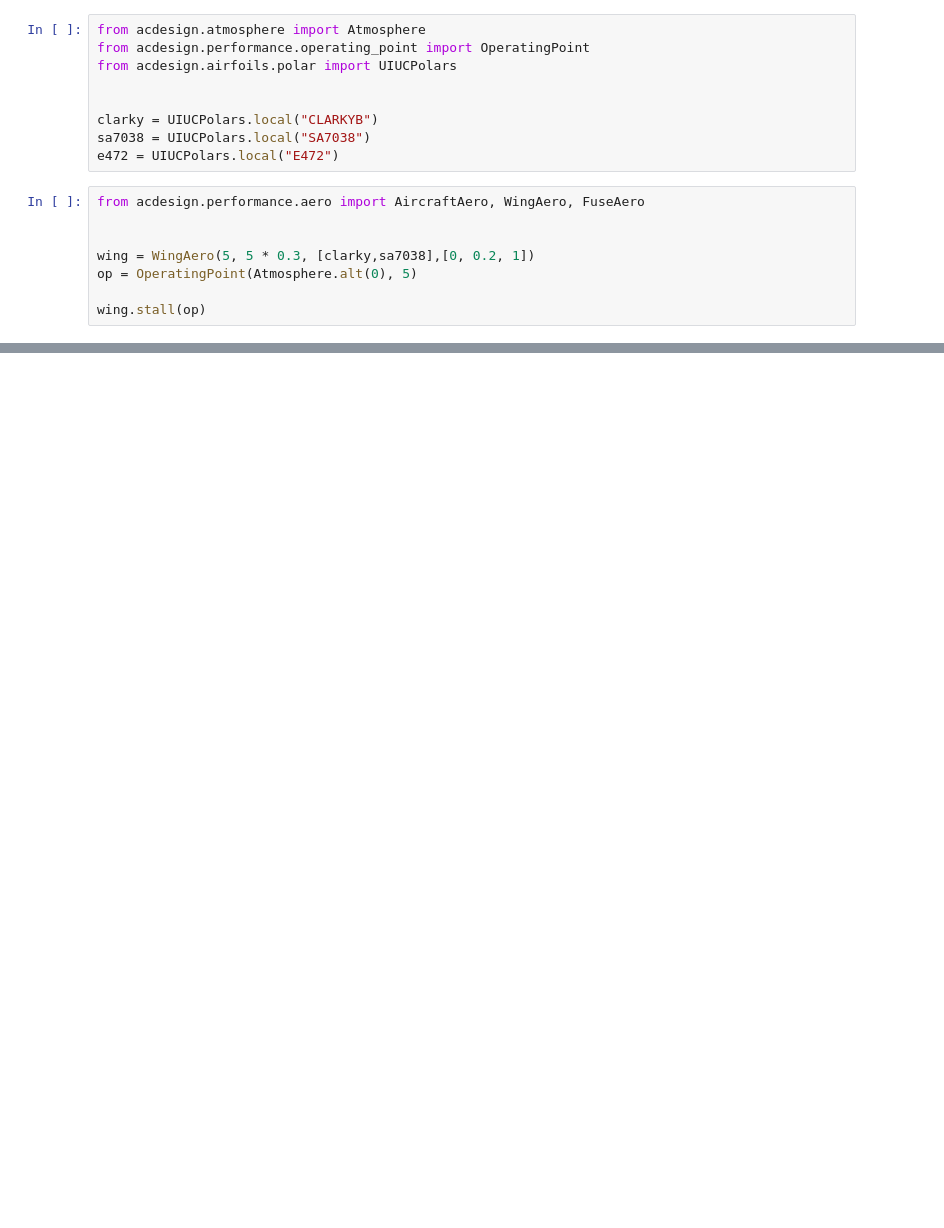
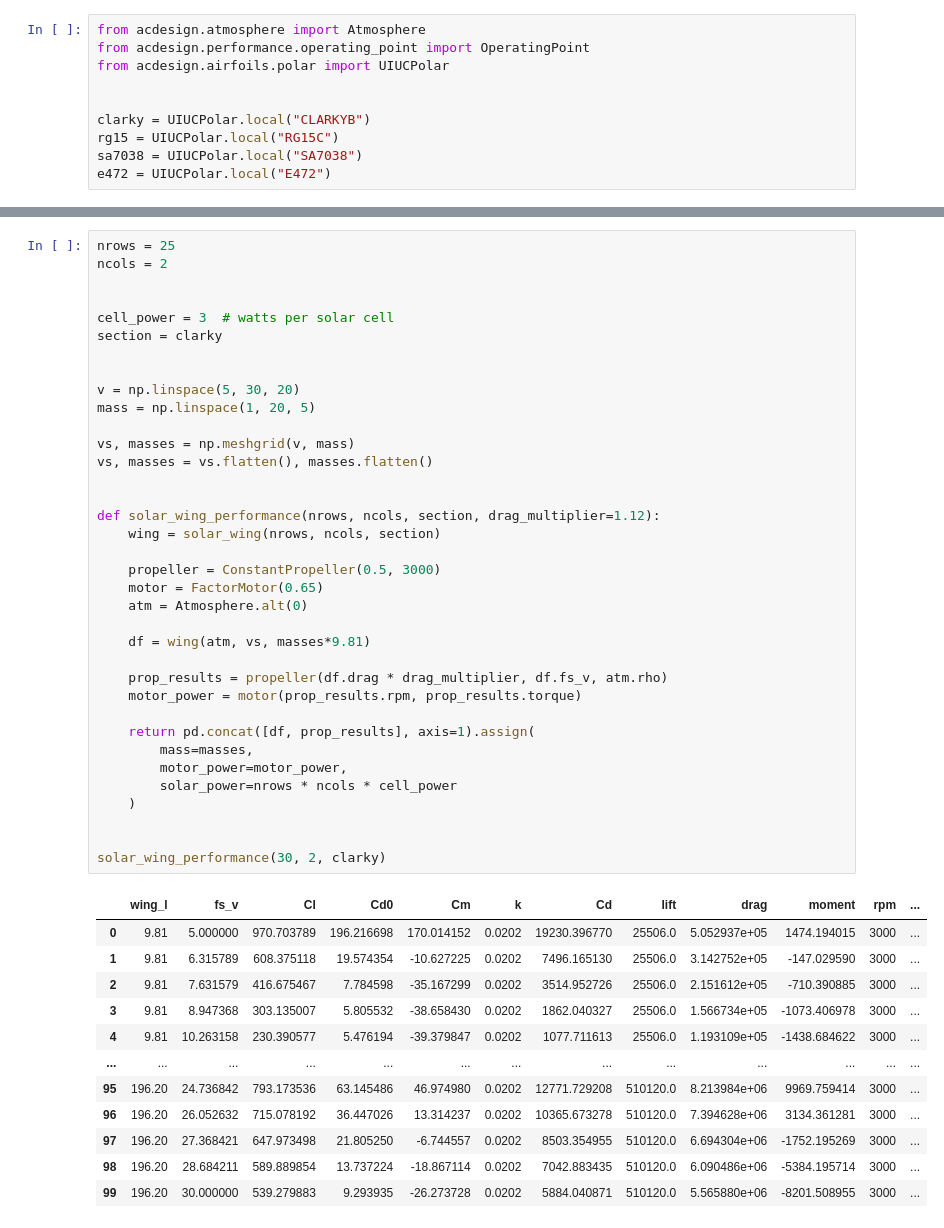
Before and after one commit to ThomasDavid0/AircraftDesign, a Jupyter notebook: examples/solar_plane.ipynb, the cells around one changed output, grey strips where cells are left out. Drawn from its saved outputs; the diff is of its cells as text; blank space fills up the shorter version.

Commit message:
wing corrections

```diff
--- a/examples/solar_plane.ipynb
+++ b/examples/solar_plane.ipynb
@@ -1,17 +1,10 @@
 # %%
 from acdesign.atmosphere import Atmosphere
 from acdesign.performance.operating_point import OperatingPoint
-from acdesign.airfoils.polar import UIUCPolars
+from acdesign.airfoils.polar import UIUCPolar
 
 
-clarky = UIUCPolars.local("CLARKYB")
-sa7038 = UIUCPolars.local("SA7038")
-e472 = UIUCPolars.local("E472")
+clarky = UIUCPolar.local("CLARKYB")
+rg15 = UIUCPolar.local("RG15C")
+sa7038 = UIUCPolar.local("SA7038")
+e472 = UIUCPolar.local("E472")
-# %%
-from acdesign.performance.aero import AircraftAero, WingAero, FuseAero
-
-
-wing = WingAero(5, 5 * 0.3, [clarky,sa7038],[0, 0.2, 1])
-op = OperatingPoint(Atmosphere.alt(0), 5)
-
-wing.stall(op)
@@ -97,0 +39,49 @@ aero.wing.b, aero.wing.S, aero.wing.AR, aero.wing.smc, aero
+# %%
+nrows = 25
+ncols = 2
+
+
+cell_power = 3  # watts per solar cell
+section = clarky
+
+
+v = np.linspace(5, 30, 20)
+mass = np.linspace(1, 20, 5)
+
+vs, masses = np.meshgrid(v, mass)
+vs, masses = vs.flatten(), masses.flatten()
+
+
+def solar_wing_performance(nrows, ncols, section, drag_multiplier=1.12):
+    wing = solar_wing(nrows, ncols, section)
+
+    propeller = ConstantPropeller(0.5, 3000)
+    motor = FactorMotor(0.65)
+    atm = Atmosphere.alt(0)
+
+    df = wing(atm, vs, masses*9.81)
+
+    prop_results = propeller(df.drag * drag_multiplier, df.fs_v, atm.rho)
+    motor_power = motor(prop_results.rpm, prop_results.torque)
+
+    return pd.concat([df, prop_results], axis=1).assign(
+        mass=masses,
+        motor_power=motor_power,
+        solar_power=nrows * ncols * cell_power
+    )
+
+
+solar_wing_performance(30, 2, clarky)
+# %% [output]
+|  | wing_l | fs_v | Cl | Cd0 | Cm | k | Cd | lift | drag | moment | rpm | ... |
+| 0 | 9.81 | 5.000000 | 970.703789 | 196.216698 | 170.014152 | 0.0202 | 19230.396770 | 25506.0 | 5.052937e+05 | 1474.194015 | 3000 | ... |
+| 1 | 9.81 | 6.315789 | 608.375118 | 19.574354 | -10.627225 | 0.0202 | 7496.165130 | 25506.0 | 3.142752e+05 | -147.029590 | 3000 | ... |
+| 2 | 9.81 | 7.631579 | 416.675467 | 7.784598 | -35.167299 | 0.0202 | 3514.952726 | 25506.0 | 2.151612e+05 | -710.390885 | 3000 | ... |
+| 3 | 9.81 | 8.947368 | 303.135007 | 5.805532 | -38.658430 | 0.0202 | 1862.040327 | 25506.0 | 1.566734e+05 | -1073.406978 | 3000 | ... |
+| 4 | 9.81 | 10.263158 | 230.390577 | 5.476194 | -39.379847 | 0.0202 | 1077.711613 | 25506.0 | 1.193109e+05 | -1438.684622 | 3000 | ... |
+| ... | ... | ... | ... | ... | ... | ... | ... | ... | ... | ... | ... | ... |
+| 95 | 196.20 | 24.736842 | 793.173536 | 63.145486 | 46.974980 | 0.0202 | 12771.729208 | 510120.0 | 8.213984e+06 | 9969.759414 | 3000 | ... |
+| 96 | 196.20 | 26.052632 | 715.078192 | 36.447026 | 13.314237 | 0.0202 | 10365.673278 | 510120.0 | 7.394628e+06 | 3134.361281 | 3000 | ... |
+| 97 | 196.20 | 27.368421 | 647.973498 | 21.805250 | -6.744557 | 0.0202 | 8503.354955 | 510120.0 | 6.694304e+06 | -1752.195269 | 3000 | ... |
+| 98 | 196.20 | 28.684211 | 589.889854 | 13.737224 | -18.867114 | 0.0202 | 7042.883435 | 510120.0 | 6.090486e+06 | -5384.195714 | 3000 | ... |
+| 99 | 196.20 | 30.000000 | 539.279883 | 9.293935 | -26.273728 | 0.0202 | 5884.040871 | 510120.0 | 5.565880e+06 | -8201.508955 | 3000 | ... |
```
Also changed, not shown: parts of 19 cells of this notebook, 43 other files.
